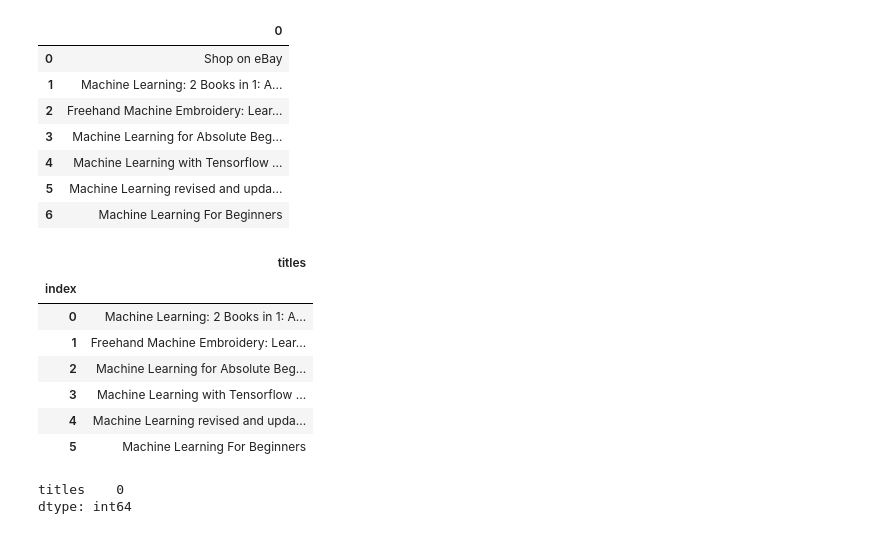
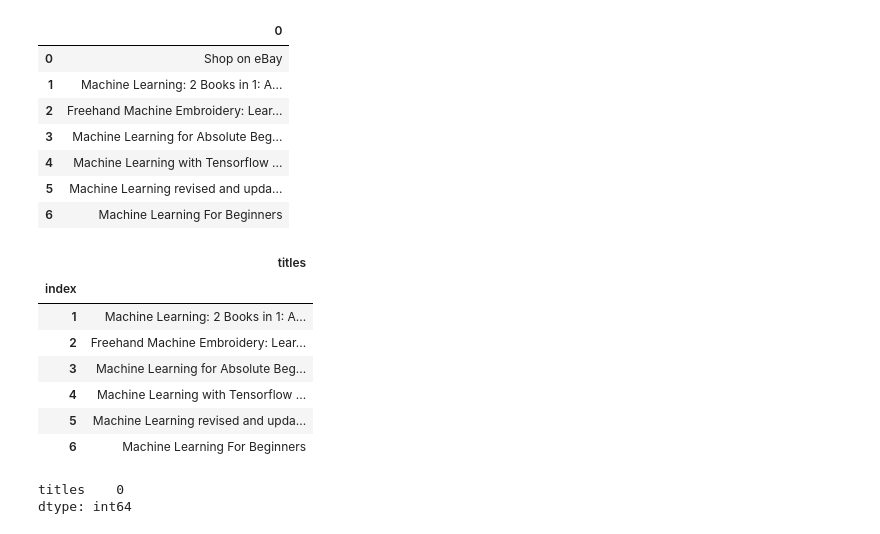
Before and after one commit to GBlanch/BeautifulSoup-and-Pyrthon-for-Web-Scraping, a Jupyter notebook: 1.ebay/web_scrap_ebay_script.ipynb, the cells around one changed output. Saved outputs shown, nothing was run; the diff lists cells and outputs as text; code cells hidden in the pictures.

```diff
--- a/1.ebay/web_scrap_ebay_script.ipynb
+++ b/1.ebay/web_scrap_ebay_script.ipynb
@@ -326,26 +326,30 @@ df_titles.head(7)
 # %%
 df_titles = df_titles\
     .drop(df_titles.index[0])\
         .reset_index(drop = True)
 # we drop the first observation 'Shop on eBay`,
 # and also reset the index
 
 df_titles.columns = ['titles']
 # we name the column as 'titles'..
 
+df_titles.index = np.arange(1,
+                                len(df_titles) + 1)
+# set the starting point of indexing as int 1
+
 df_titles.index.name = 'index'
 # ..and the index column as such
 
 df_titles.head(6)
 # %% [output]
 |  | titles |
 | index |  |
-| 0 | Machine Learning: 2 Books in 1: A... |
-| 1 | Freehand Machine Embroidery: Lear... |
-| 2 | Machine Learning for Absolute Beg... |
-| 3 | Machine Learning with Tensorflow ... |
-| 4 | Machine Learning revised and upda... |
-| 5 | Machine Learning For Beginners |
+| 1 | Machine Learning: 2 Books in 1: A... |
+| 2 | Freehand Machine Embroidery: Lear... |
+| 3 | Machine Learning for Absolute Beg... |
+| 4 | Machine Learning with Tensorflow ... |
+| 5 | Machine Learning revised and upda... |
+| 6 | Machine Learning For Beginners |
 # %%
 # the result above checks
 
```
Also changed, not shown: 1 other file.
